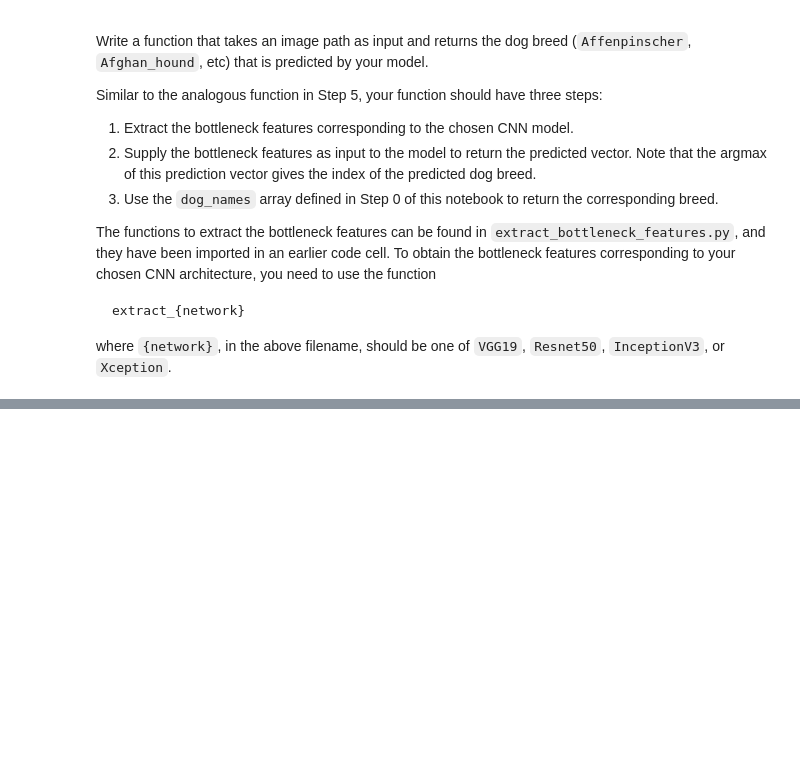
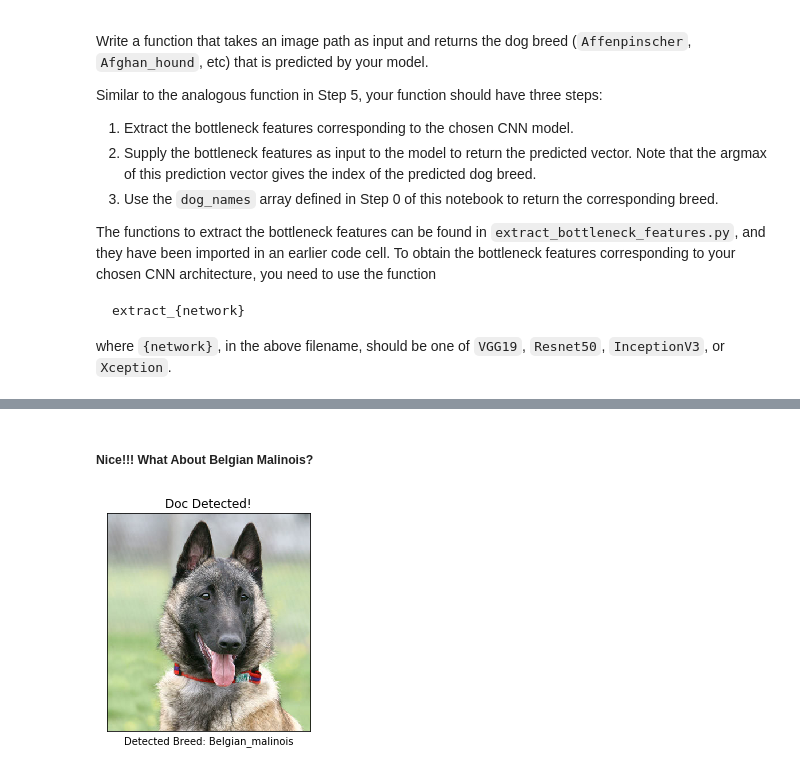
Before and after one commit to sumitbinnani/Dog-Breed-Classifier, a Jupyter notebook: dog_app.ipynb, the cells around one changed output, grey strips where cells are left out. Saved outputs shown, nothing was run; the diff lists cells and outputs as text; code cells hidden in the pictures; blank space fills up the shorter version.

```diff
--- a/dog_app.ipynb
+++ b/dog_app.ipynb
@@ -642,0 +790,6 @@ __Answer:__
+# %% [markdown]
+##### Nice!!! What About Belgian Malinois?
+# %%
+detect_and_plot("images/belgian_malinois.jpg")
+# %% [output]
+[figure, added]
```
Also changed, not shown: parts of 38 cells of this notebook.
